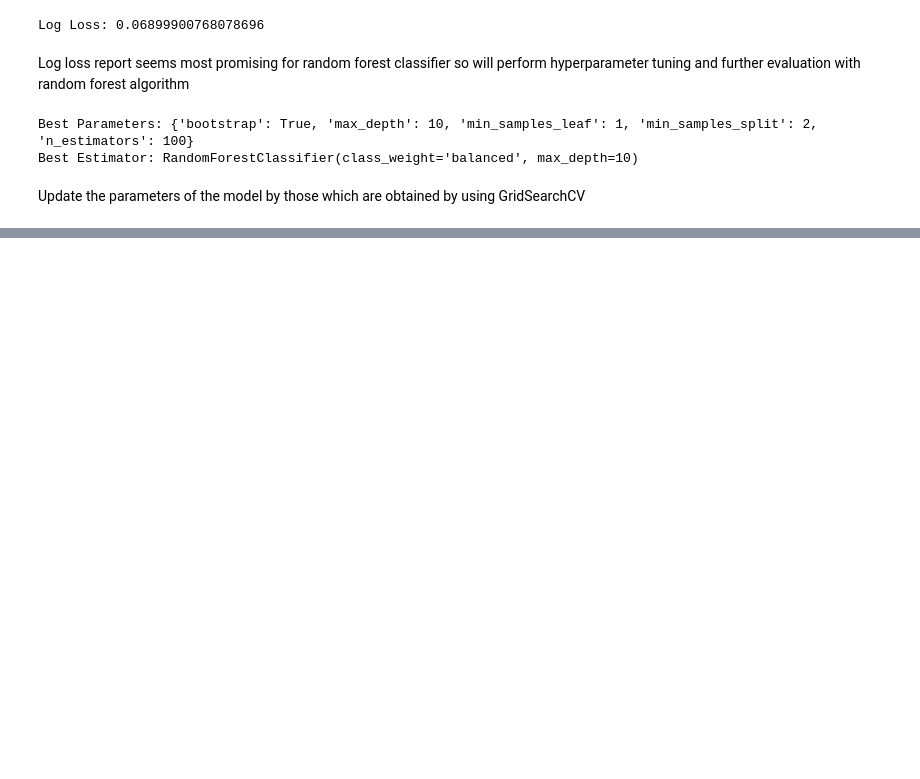
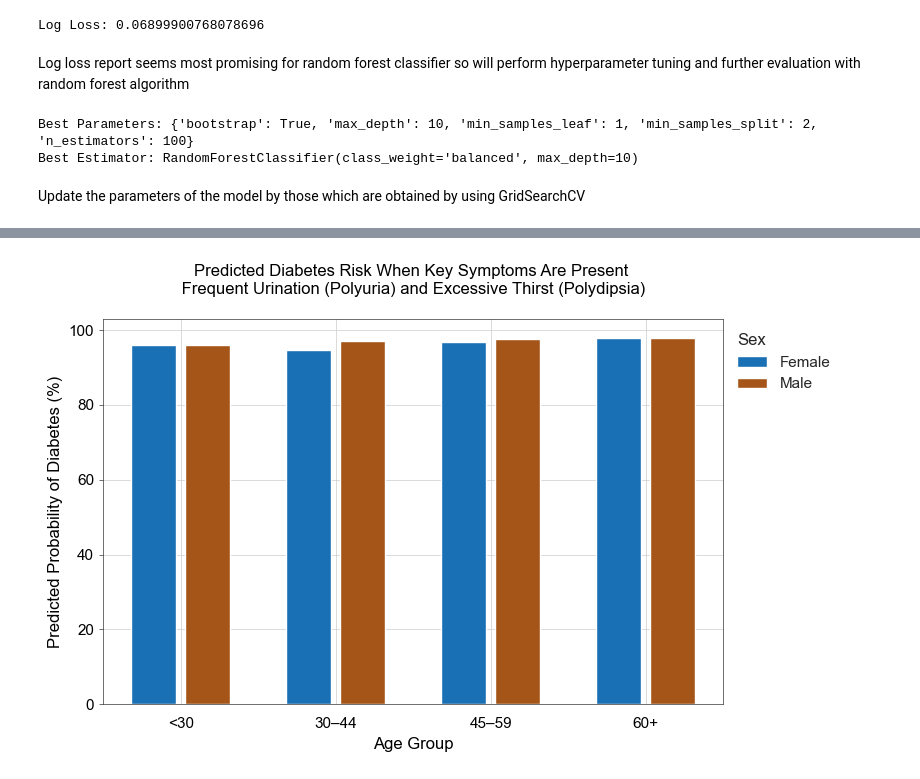
Before and after one commit to feeza2025/ds4, a Jupyter notebook: 01_activities/dataset_modelling_all.ipynb, the cells around one changed output, grey strips where cells are left out. Cells and saved outputs as stored; diff of their text form; code cells hidden in the pictures; blank space fills up the shorter version.

```diff
--- a/01_activities/dataset_modelling_all.ipynb
+++ b/01_activities/dataset_modelling_all.ipynb
@@ -248,0 +632,59 @@ Log Loss: 0.07486415477748488
+# %%
+# Plot
+# This graph is used in our flyer, so will put some extra effor to make it look good
+custom_palette = ["#0073CF", "#BD5200"]
+# style="whitegrid"
+sns.set_theme(style='whitegrid', palette=custom_palette)
+
+sns.set_context("notebook", rc={"grid.linewidth": 0.5})
+
+plt.figure(figsize=(8,5))
+ax = sns.barplot(
+    data=df_probability_3ps,
+    x="AgeGroup",
+    y="Percentage",
+    hue="Sex",
+    width=0.7,
+    gap=0.175,
+)
+
+plt.title("Predicted Diabetes Risk When Key Symptoms Are Present \n Frequent Urination (Polyuria) and Excessive Thirst (Polydipsia) \n", color="black")
+plt.ylabel("Predicted Probability of Diabetes (%)", color="black")
+plt.xlabel("Age Group", color="black")
+#plt.ylim(90, 100)   # optional, helps highlight differences
+ax.grid(True, axis='both')
+
+plt.legend(title="Sex", labelcolor='black', alignment='left', frameon=False)
+
+# Set the color of individual spines
+# set to 0.5 if decided to show the percentage
+ax.spines['left'].set_color('#363333')
+ax.spines['bottom'].set_color('#363333')
+ax.spines['right'].set_color('#363333')
+ax.spines['top'].set_color('#363333')
+
+ax.spines['left'].set_linewidth(0.5)
+ax.spines['bottom'].set_linewidth(0.5)
+ax.spines['right'].set_linewidth(0.5)
+ax.spines['top'].set_linewidth(0.5)
+
+
+sns.move_legend(ax, "upper left", bbox_to_anchor=(1, 1))
+
+ax.tick_params(
+    axis='y',    # Affects both major and minor ticks
+    left=True,       # Show ticks on the left axis
+    direction='out',  # Ticks face inward
+    length=3,        # Length of minor ticks
+    color='#363333',     # Color of minor ticks
+    width=0.5,
+)
+
+ax.tick_params(axis='both', labelcolor='black')
+
+#ax.set_yticklabels([])
+#ax.grid(False)
+
+plt.show()
+# %% [output]
+[figure, added]
```
Also changed, not shown: parts of 36 cells of this notebook.
